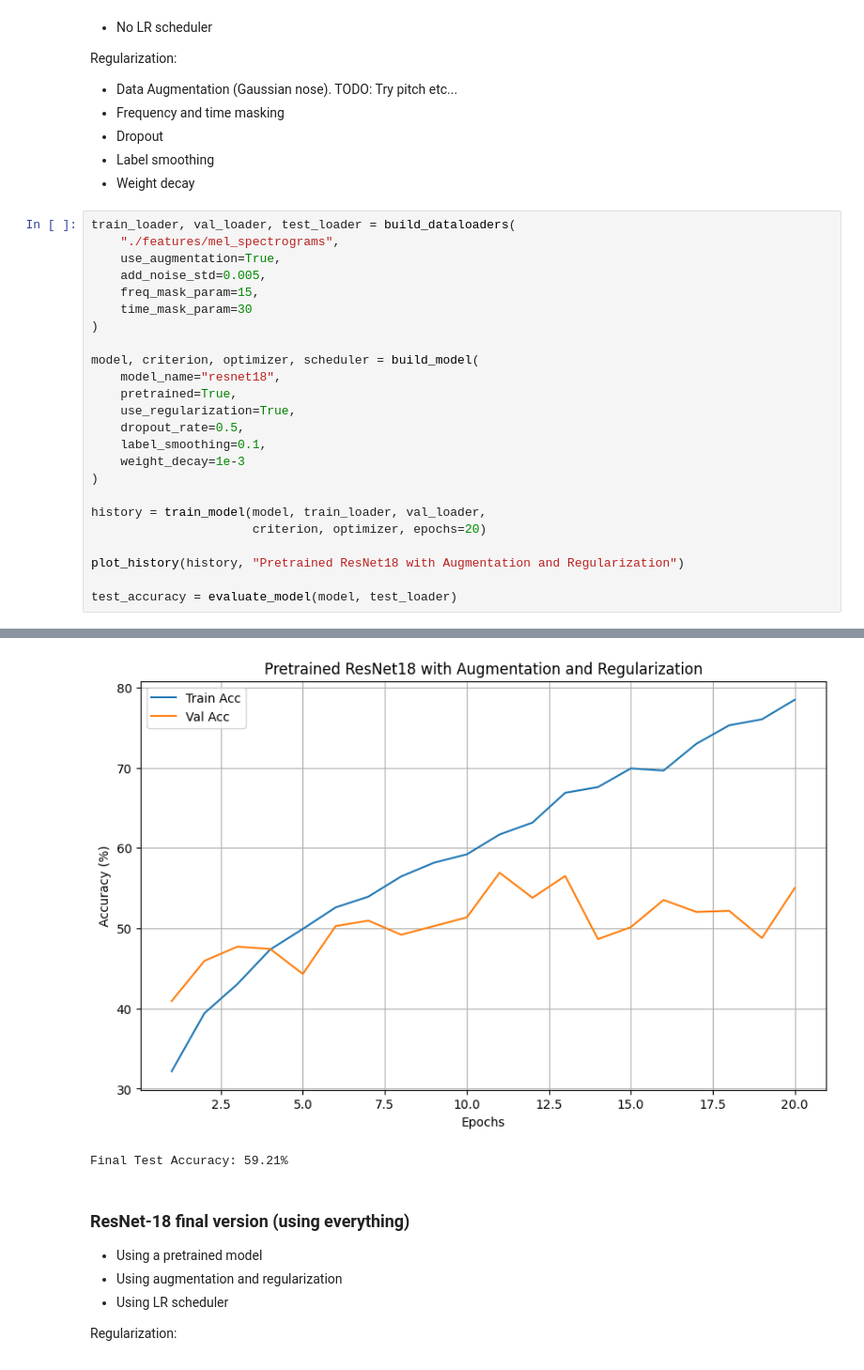
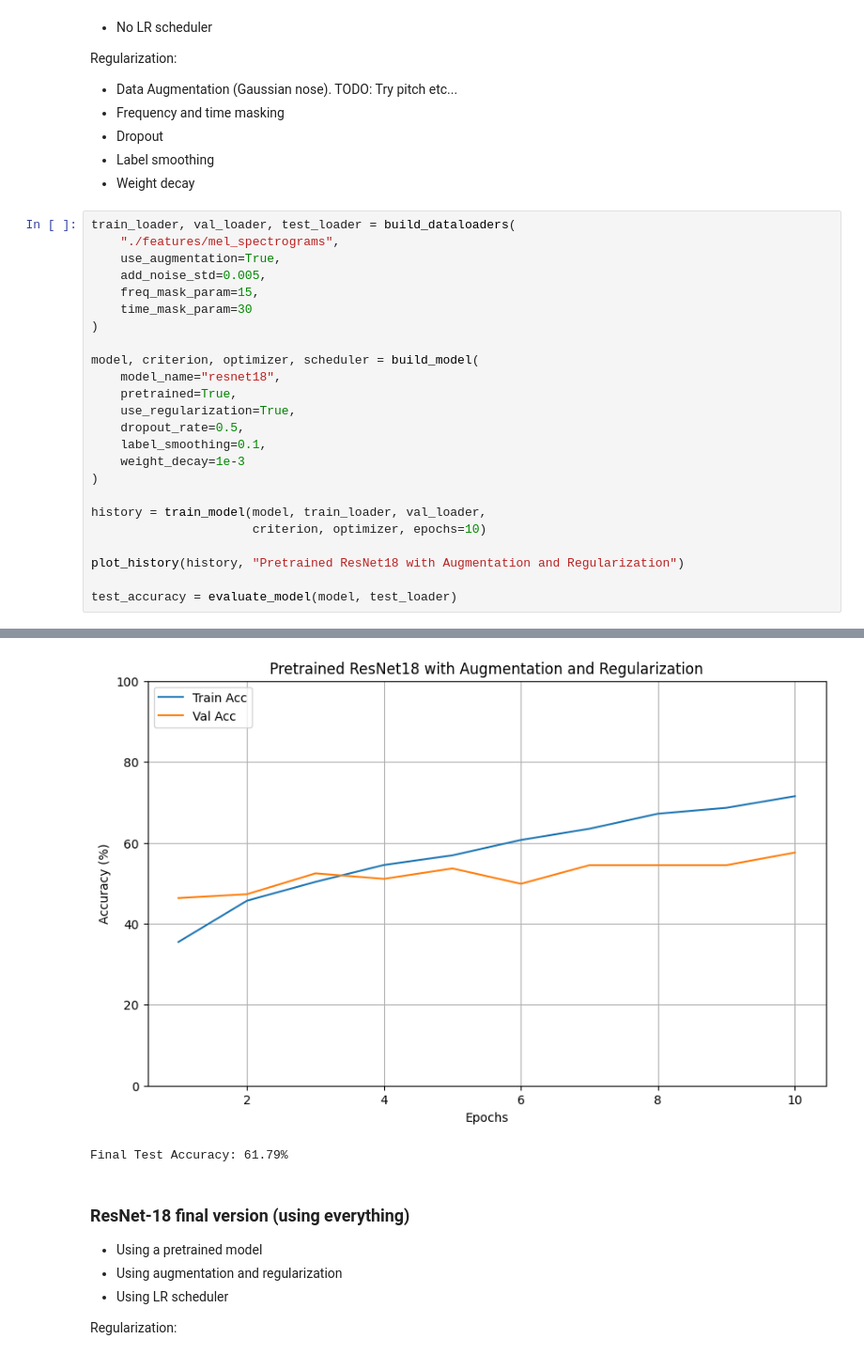
Before and after one commit to kristjan-kostanjsek/SER-deep-learning, a Jupyter notebook: ResNet18.ipynb, the cells around one changed output, grey strips where cells are left out. Shown at 94% size. Cells and saved outputs as stored; diff of their text form.

```diff
--- a/ResNet18.ipynb
+++ b/ResNet18.ipynb
@@ -108,7 +108,7 @@ model, criterion, optimizer, scheduler = build_model(
 )
 
 history = train_model(model, train_loader, val_loader,
-                      criterion, optimizer, epochs=20)
+                      criterion, optimizer, epochs=10)
 
 plot_history(history, "Pretrained ResNet18 with Augmentation and Regularization")
 
@@ -137,5 +127,5 @@ Epoch 20/20 | Train: 78.47% | Val: 55.01% | LR: 0.000100
-[figure, old version]
+[figure, new version]
-Final Test Accuracy: 59.21%
+Final Test Accuracy: 61.79%
 # %% [markdown]
 ### ResNet-18 final version (using everything)
 
```
Also changed, not shown: parts of 4 cells of this notebook, 3 other files.
